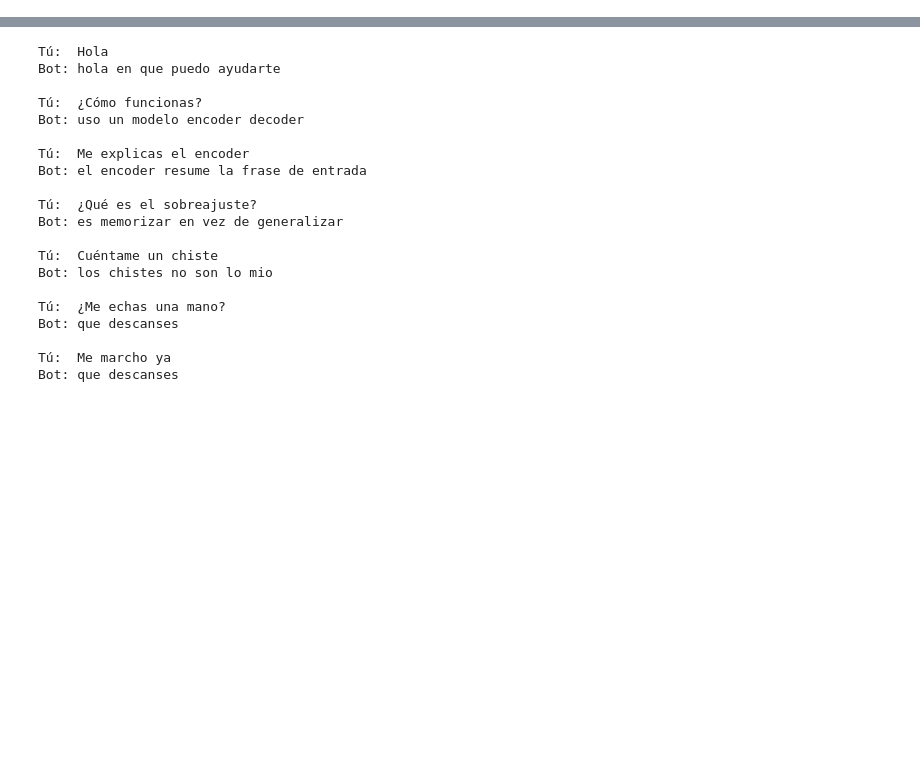
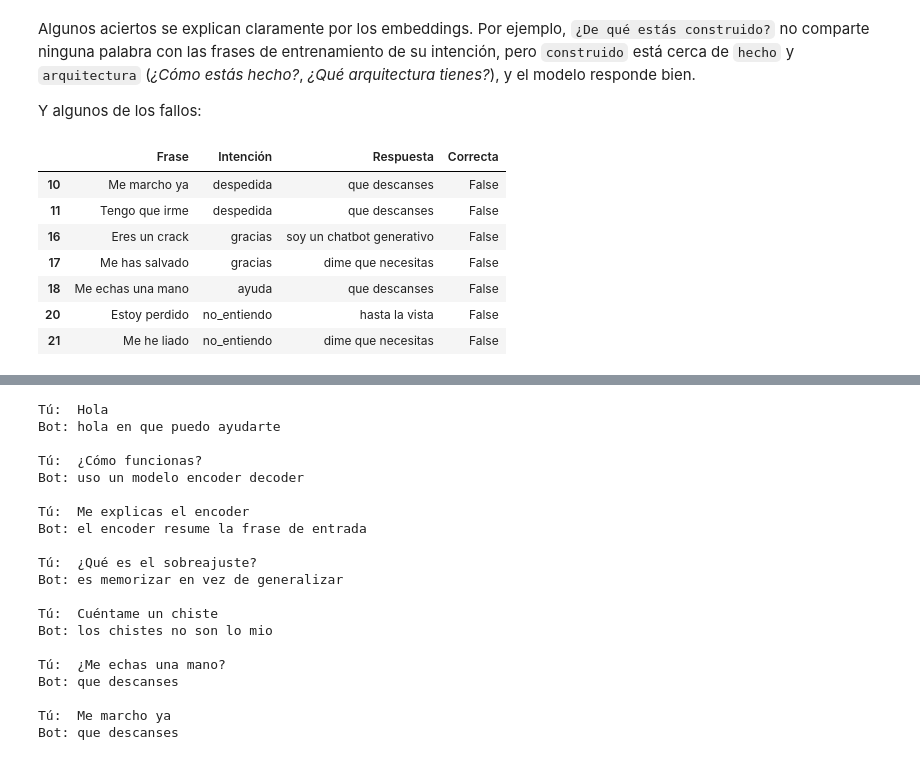
Before and after one commit to Albertoaj05/spanish-seq2seq-chatbot, a Jupyter notebook: notebooks/chatbot.ipynb, the cells around one changed output, grey strips where cells are left out. Saved outputs shown, nothing was run; the diff lists cells and outputs as text; code cells hidden in the pictures; blank space fills up the shorter version.

```diff
--- a/notebooks/chatbot.ipynb
+++ b/notebooks/chatbot.ipynb
@@ -242,0 +375,24 @@ En la primera frase el modelo ignora `oye`, `que`, `hace` y `exactamente` y se f
+# %%
+validas = respuestas_validas(intenciones)
+
+
+def evaluar(bot, lista):
+    # Genera la respuesta de cada frase y comprueba si es una de las válidas.
+    respuestas = bot.responder_lote([frase for frase, _, _ in lista])
+
+    filas = []
+    for (frase, _, intencion), respuesta in zip(lista, respuestas):
+        filas.append({
+            "Frase": frase,
+            "Intención": intencion,
+            "Respuesta": respuesta,
+            "Correcta": respuesta in validas[intencion],
+        })
+    return pd.DataFrame(filas)
+
+
+res_test = evaluar(bot, test)
+res_hard = evaluar(bot, hard)
+
+print(f"Test: {res_test.Correcta.sum()} de {len(res_test)} correctas ({res_test.Correcta.mean():.0%})")
+print(f"Hard: {res_hard.Correcta.sum()} de {len(res_hard)} correctas ({res_hard.Correcta.mean():.0%})")
@@ -242,0 +417,17 @@ En la primera frase el modelo ignora `oye`, `que`, `hace` y `exactamente` y se f
+# %% [markdown]
+Algunos aciertos se explican claramente por los embeddings. Por ejemplo, `¿De qué estás construido?` no comparte ninguna palabra con las frases de entrenamiento de su intención, pero `construido` está cerca de `hecho` y `arquitectura` (*¿Cómo estás hecho?*, *¿Qué arquitectura tienes?*), y el modelo responde bien.
+
+Y algunos de los fallos:
+# %%
+# Fallos de algunas intenciones de charla.
+fallos = res_hard[~res_hard.Correcta]
+display(fallos[fallos["Intención"].isin(["despedida", "gracias", "ayuda", "no_entiendo"])])
+# %% [output]
+|  | Frase | Intención | Respuesta | Correcta |
+| 10 | Me marcho ya | despedida | que descanses | False |
+| 11 | Tengo que irme | despedida | que descanses | False |
+| 16 | Eres un crack | gracias | soy un chatbot generativo | False |
+| 17 | Me has salvado | gracias | dime que necesitas | False |
+| 18 | Me echas una mano | ayuda | que descanses | False |
+| 20 | Estoy perdido | no_entiendo | hasta la vista | False |
+| 21 | Me he liado | no_entiendo | dime que necesitas | False |
```
Also changed, not shown: parts of 71 cells of this notebook, 10 other files.
